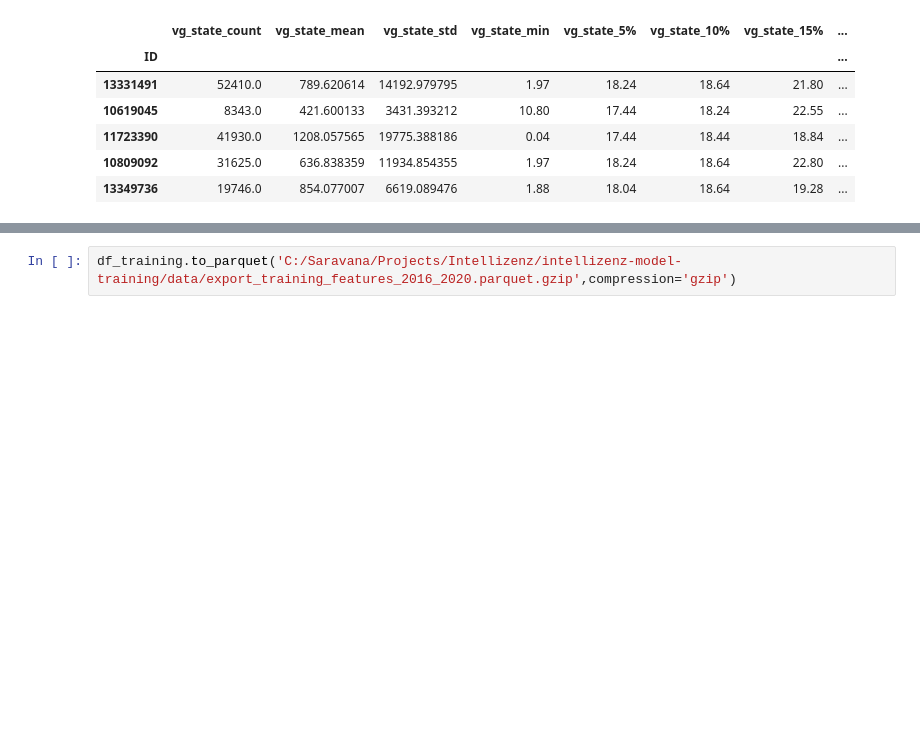
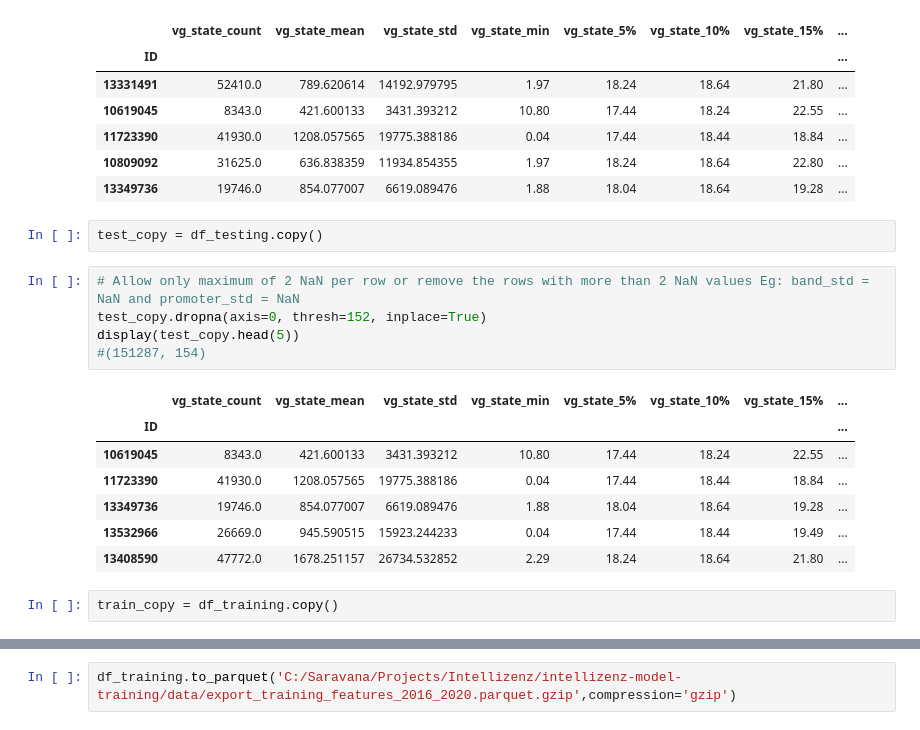
Before and after one commit to Saraavana/reclamation-processing, a Jupyter notebook: baseline/Features/00-generate-features.ipynb, the cells around one changed output, grey strips where cells are left out. Saved outputs shown, nothing was run; the diff lists cells and outputs as text; blank space fills up the shorter version.

```diff
--- a/baseline/Features/00-generate-features.ipynb
+++ b/baseline/Features/00-generate-features.ipynb
@@ -267,3 +260,20 @@ display(df_testing.head(5))
 | 11723390 | 41930.0 | 1208.057565 | 19775.388186 | 0.04 | 17.44 | 18.44 | 18.84 | ... |
 | 10809092 | 31625.0 | 636.838359 | 11934.854355 | 1.97 | 18.24 | 18.64 | 22.80 | ... |
 | 13349736 | 19746.0 | 854.077007 | 6619.089476 | 1.88 | 18.04 | 18.64 | 19.28 | ... |
+# %%
+test_copy = df_testing.copy()
+# %%
+# Allow only maximum of 2 NaN per row or remove the rows with more than 2 NaN values Eg: band_std = NaN and promoter_std = NaN
+test_copy.dropna(axis=0, thresh=152, inplace=True)
+display(test_copy.head(5))
+#(151287, 154)
+# %% [output]
+|  | vg_state_count | vg_state_mean | vg_state_std | vg_state_min | vg_state_5% | vg_state_10% | vg_state_15% | ... |
+| ID |  |  |  |  |  |  |  | ... |
+| 10619045 | 8343.0 | 421.600133 | 3431.393212 | 10.80 | 17.44 | 18.24 | 22.55 | ... |
+| 11723390 | 41930.0 | 1208.057565 | 19775.388186 | 0.04 | 17.44 | 18.44 | 18.84 | ... |
+| 13349736 | 19746.0 | 854.077007 | 6619.089476 | 1.88 | 18.04 | 18.64 | 19.28 | ... |
+| 13532966 | 26669.0 | 945.590515 | 15923.244233 | 0.04 | 17.44 | 18.44 | 19.49 | ... |
+| 13408590 | 47772.0 | 1678.251157 | 26734.532852 | 2.29 | 18.24 | 18.64 | 21.80 | ... |
+# %%
+train_copy = df_training.copy()
```
Also changed, not shown: parts of 5 cells of this notebook, 5 other files.
